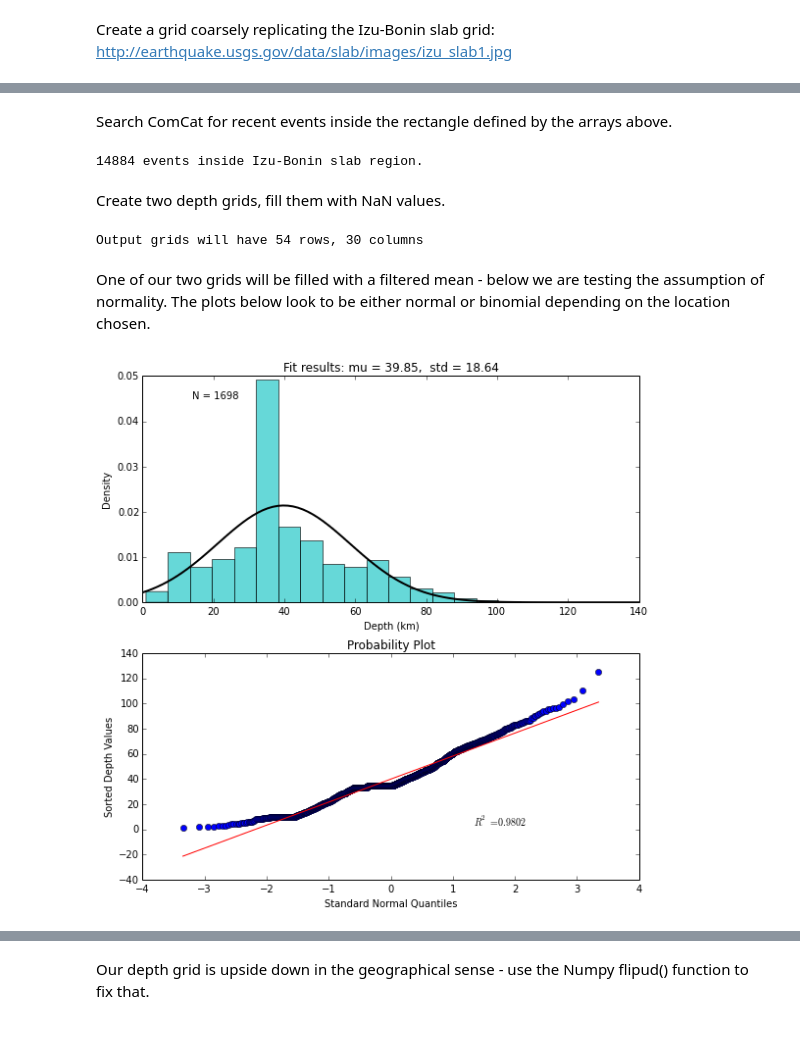
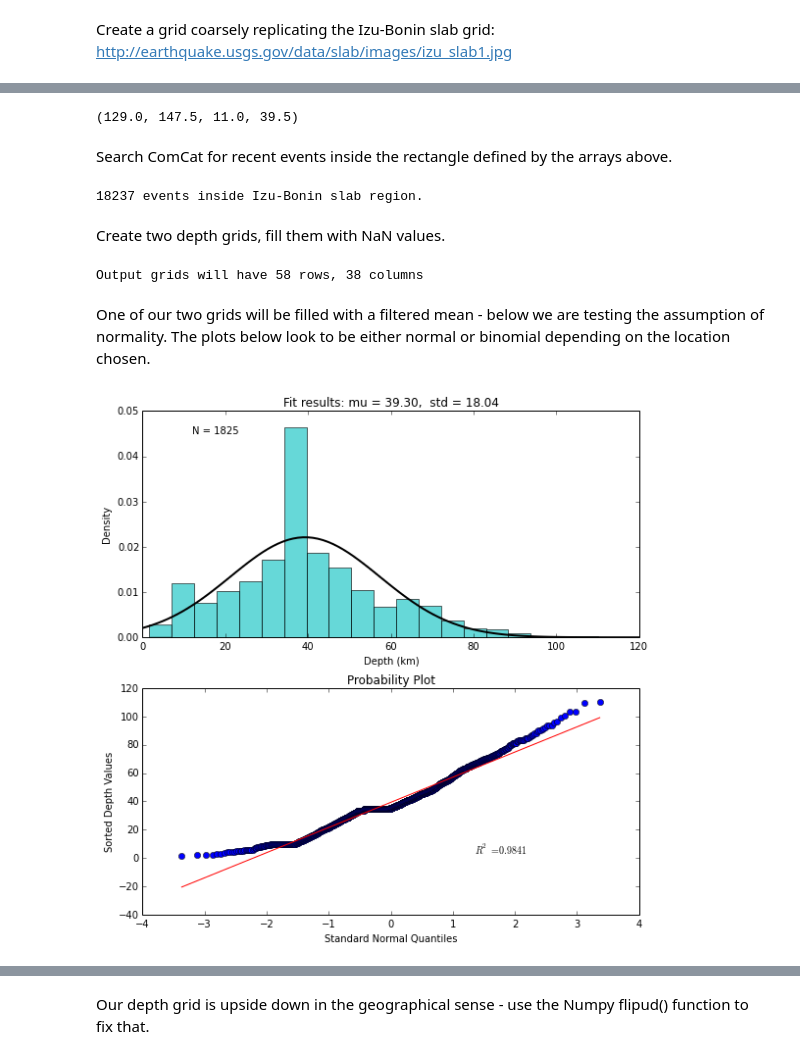
Before and after one commit to usgs/slab2, a Jupyter notebook: notebooks/IntroToSlab2.0.ipynb, the cells around one changed output, grey strips where cells are left out. Saved outputs shown, nothing was run; the diff lists cells and outputs as text; code cells hidden in the pictures.

```diff
--- a/notebooks/IntroToSlab2.0.ipynb
+++ b/notebooks/IntroToSlab2.0.ipynb
@@ -35,12 +34,34 @@ bounds = (lons.min(),lons.max(),lats.min(),lats.max())
+# %%
+url = 'http://earthquake.usgs.gov/data/slab/models/izu_slab1.0_clip.grd'
+fname = 'izu_slab1.0_clip.grd'
+if not os.path.isfile(fname):
+    fh = urllib2.urlopen(url)
+    data = fh.read()
+    fh.close()
+    f = open(fname,'wb')
+    f.write(data)
+    f.close()
+
+izugrid = GMTGrid(fname)
+xmin,xmax,ymin,ymax = izugrid.getRange()
+#create arrays of lat/lon values
+lons = np.arange(xmin,xmax,0.5)
+lats = np.arange(ymin,ymax,0.5)
+bounds = (lons.min(),lons.max(),lats.min(),lats.max())
+print bounds
+# %% [output]
+(129.0, 147.5, 11.0, 39.5)
 # %% [markdown]
 Search ComCat for recent events inside the rectangle defined by the arrays above.
 # %%
 starttime = datetime(2000,1,1)
 endtime = datetime.utcnow()
-eventlist = getEventData(bounds = bounds,starttime = starttime,endtime = endtime)
+magrange = (4.0,10)
+eventlist = getEventData(bounds = bounds,starttime = starttime,
+                         endtime = endtime,magrange=magrange)
 print '%i events inside Izu-Bonin slab region.' % len(eventlist)
 # %% [output]
-14884 events inside Izu-Bonin slab region.
+18237 events inside Izu-Bonin slab region.
 # %% [markdown]
 Create two depth grids, fill them with NaN values.
 # %%
@@ -51,7 +72,7 @@ hdepths = np.ones((nrows,ncols))*np.NaN
 samples = np.ones((nrows,ncols))*np.NaN
 print 'Output grids will have %i rows, %i columns' % (nrows,ncols)
 # %% [output]
-Output grids will have 54 rows, 30 columns
+Output grids will have 58 rows, 38 columns
 # %% [markdown]
 One of our two grids will be filled with a filtered mean - below we are testing the assumption of normality.  The plots below look to be either normal or binomial depending on the location chosen.
 # %%
@@ -62,35 +83,35 @@ tlat = 36.0;tlon = 141.0 #fairly normal
 elist = getEventsInCircle(tlat,tlon,100,eventlist)
 adepths = np.array([e['depth'] for e in elist])
 mu, std = stats.norm.fit(adepths)
 hrange = (adepths.min(),adepths.max())
 
 fig,axeslist = plt.subplots(nrows=2,ncols=1)
 fig.set_size_inches(10,6)
 plt.sca(axeslist[0])
 ahist=plt.hist(adepths, bins=20, normed=True, alpha=0.6, color='c',range=hrange)
 xmin, xmax = plt.xlim()
 x = np.linspace(xmin, xmax, 100)
-p = norm.pdf(x, mu, std)
+p = stats.norm.pdf(x, mu, std)
 plt.plot(x, p, 'k', linewidth=2);
 title = "Fit results: mu = %.2f,  std = %.2f" % (mu, std)
 th=plt.title(title);
 xh=plt.xlabel('Depth (km)');
 yh=plt.ylabel('Density');
 axlim = plt.axis()
 xloc = (axlim[1] - axlim[0])/10.0
 yloc = axlim[3] - (axlim[3] - axlim[2])/10.0
 plt.text(xloc,yloc,'N = %i' % len(adepths));
 
 plt.sca(axeslist[1])
 qqdata = stats.probplot(adepths, dist="norm",plot=plt,fit=False)
 xh=plt.xlabel('Standard Normal Quantiles')
 yh=plt.ylabel('Sorted Depth Values')
 fig=plt.gcf()
 fig.set_size_inches(8,8)
 
 fig.tight_layout()
 # %% [output]
-[figure, old version]
+[figure, new version]
 # %%
 tstart = datetime.now()
 radius = 100
```
Also changed, not shown: parts of 8 cells of this notebook, 1 other file.
